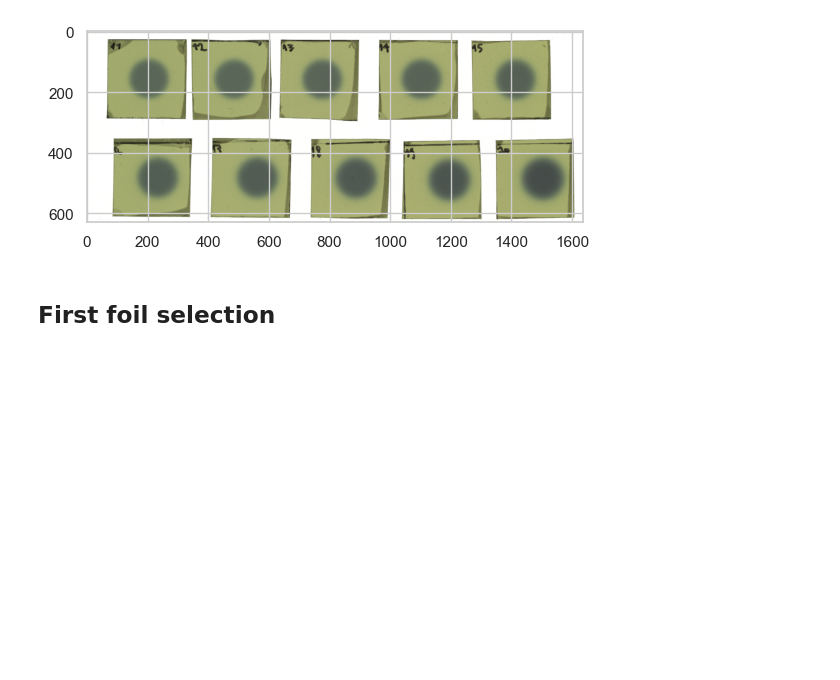
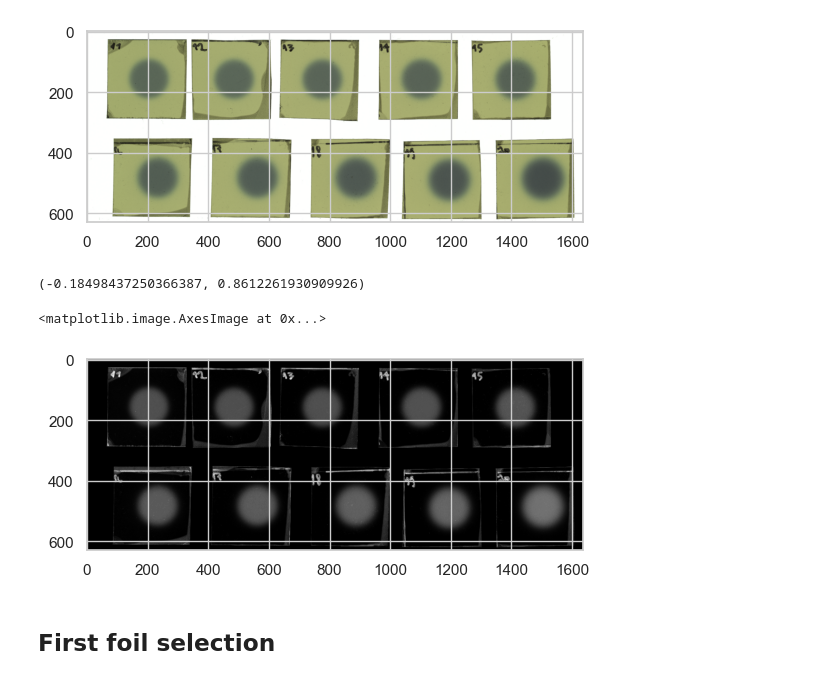
Before and after one commit to grzanka/osl_mb_foils, a Jupyter notebook: notebooks/playground/0.6-lg-2d-efficiency_10mm.ipynb, the cells around one changed output. Drawn from its saved outputs; the diff is of its cells as text; code cells hidden in the pictures; blank space fills up the shorter version.

```diff
--- a/notebooks/playground/0.6-lg-2d-efficiency_10mm.ipynb
+++ b/notebooks/playground/0.6-lg-2d-efficiency_10mm.ipynb
@@ -38,6 +38,17 @@ plt.imshow(im / im.max(), cmap='gray')
 # %% [output]
 <matplotlib.image.AxesImage at 0x...>
 [figure]
+# %%
+netOD = np.log10(bg_r / im[:,:,0])
+netOD.min(), netOD.max()
+# %% [output]
+(-0.18498437250366387, 0.8612261930909926)
+# %%
+# plot as black areas where netOD is below 0
+plt.imshow(np.where(netOD < 0, 0, netOD), cmap='gray')
+# %% [output]
+<matplotlib.image.AxesImage at 0x...>
+[figure, added]
 # %% [markdown]
 ## First foil selection
 # %%
```
Also changed, not shown: parts of 33 cells of this notebook, 1 other file.
